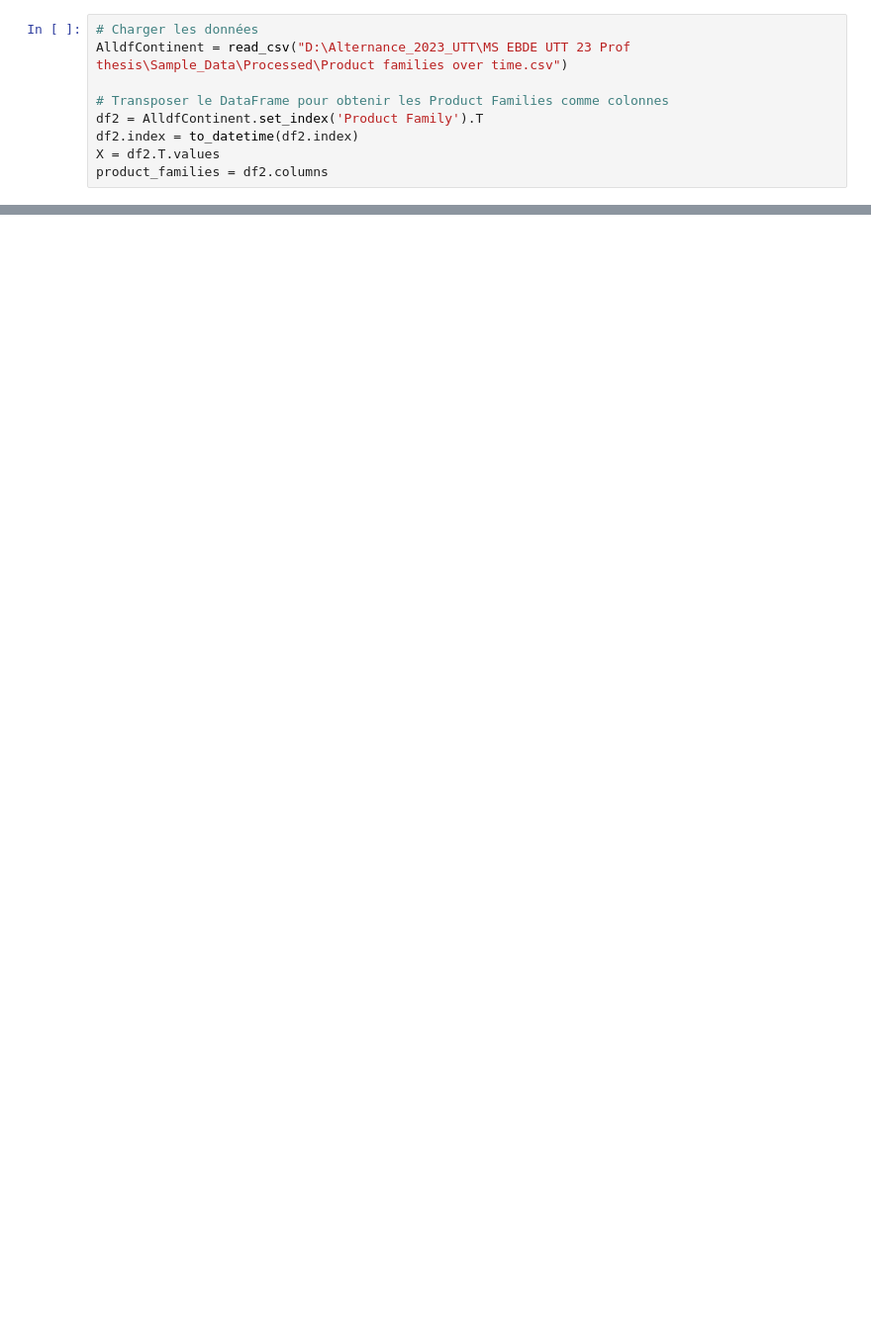
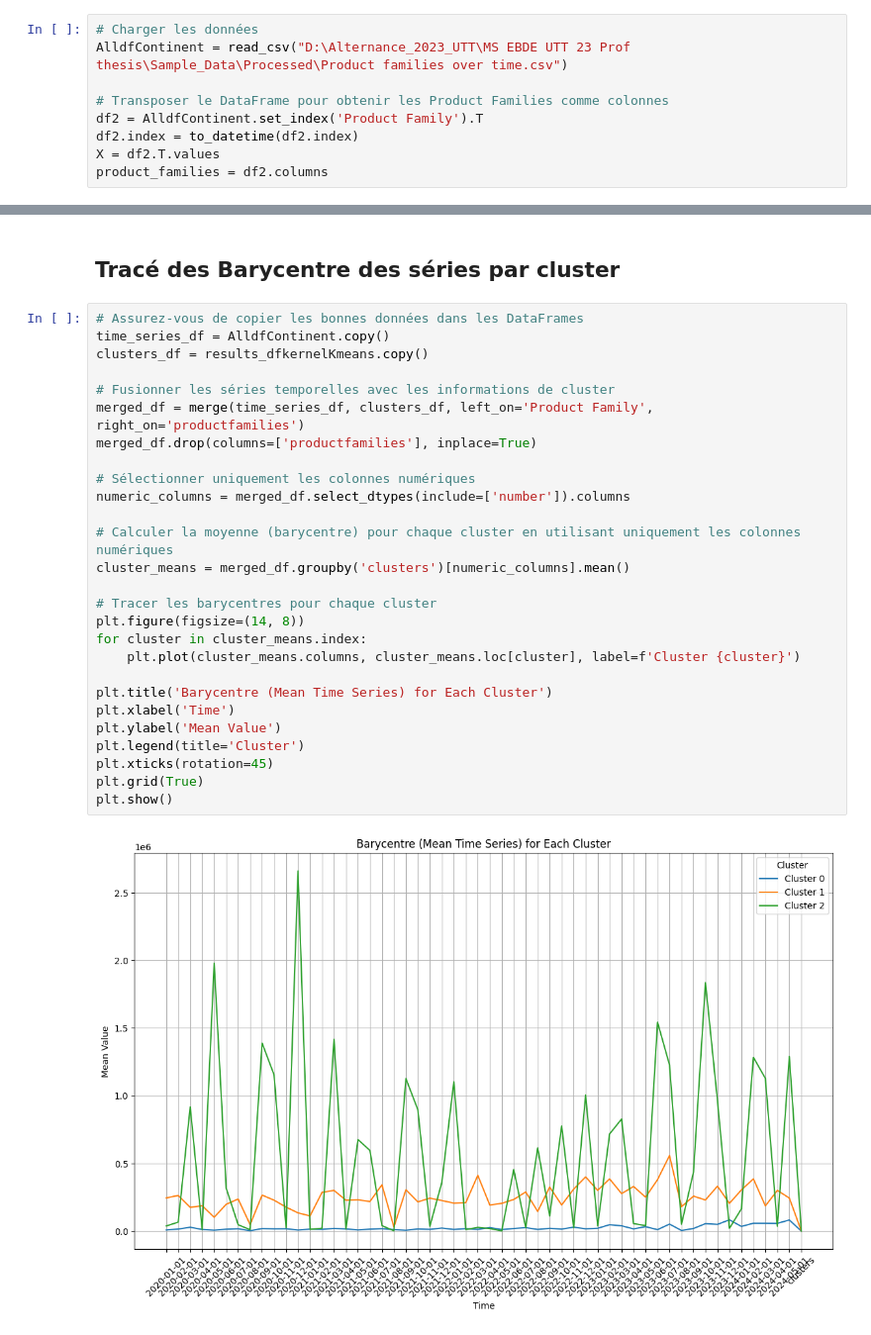
Before and after one commit to Yannickdla/MS-EBDE-UTT-23-Prof-thesis, a Jupyter notebook: Code/Data_Acquisition_and_Understanding/cluster_choice.ipynb, the cells around one changed output, grey strips where cells are left out. Shown: that part at 99% size. Saved outputs shown, nothing was run; the diff lists cells and outputs as text; blank space fills up the shorter version.

Commit message:
calcul barycentre des clusters

```diff
--- a/Code/Data_Acquisition_and_Understanding/cluster_choice.ipynb
+++ b/Code/Data_Acquisition_and_Understanding/cluster_choice.ipynb
@@ -60,0 +39,31 @@ results_dfkernelKmeans.to_csv("D:\Alternance_2023_UTT\MS EBDE UTT 23 Prof thesis
+# %% [markdown]
+## Tracé des Barycentre des séries par cluster
+# %%
+# Assurez-vous de copier les bonnes données dans les DataFrames
+time_series_df = AlldfContinent.copy()
+clusters_df = results_dfkernelKmeans.copy()
+
+# Fusionner les séries temporelles avec les informations de cluster
+merged_df = merge(time_series_df, clusters_df, left_on='Product Family', right_on='productfamilies')
+merged_df.drop(columns=['productfamilies'], inplace=True)
+
+# Sélectionner uniquement les colonnes numériques
+numeric_columns = merged_df.select_dtypes(include=['number']).columns
+
+# Calculer la moyenne (barycentre) pour chaque cluster en utilisant uniquement les colonnes numériques
+cluster_means = merged_df.groupby('clusters')[numeric_columns].mean()
+
+# Tracer les barycentres pour chaque cluster
+plt.figure(figsize=(14, 8))
+for cluster in cluster_means.index:
+    plt.plot(cluster_means.columns, cluster_means.loc[cluster], label=f'Cluster {cluster}')
+
+plt.title('Barycentre (Mean Time Series) for Each Cluster')
+plt.xlabel('Time')
+plt.ylabel('Mean Value')
+plt.legend(title='Cluster')
+plt.xticks(rotation=45)
+plt.grid(True)
+plt.show()
+# %% [output]
+[figure, added]
```
Also changed, not shown: parts of 2 cells of this notebook.
